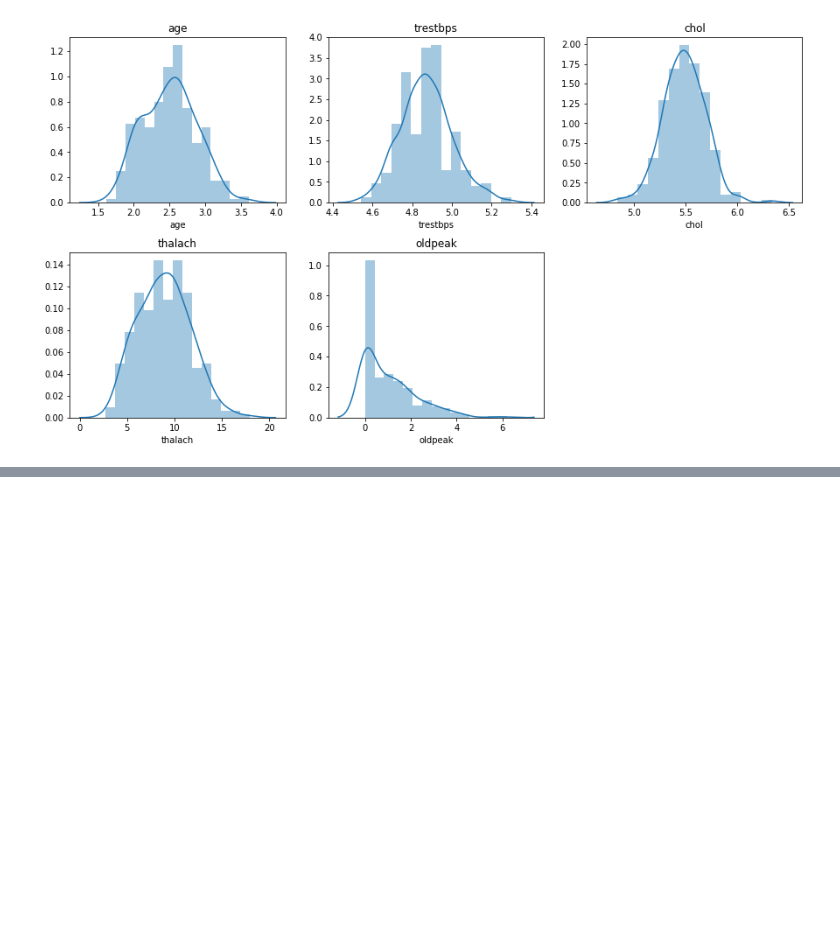
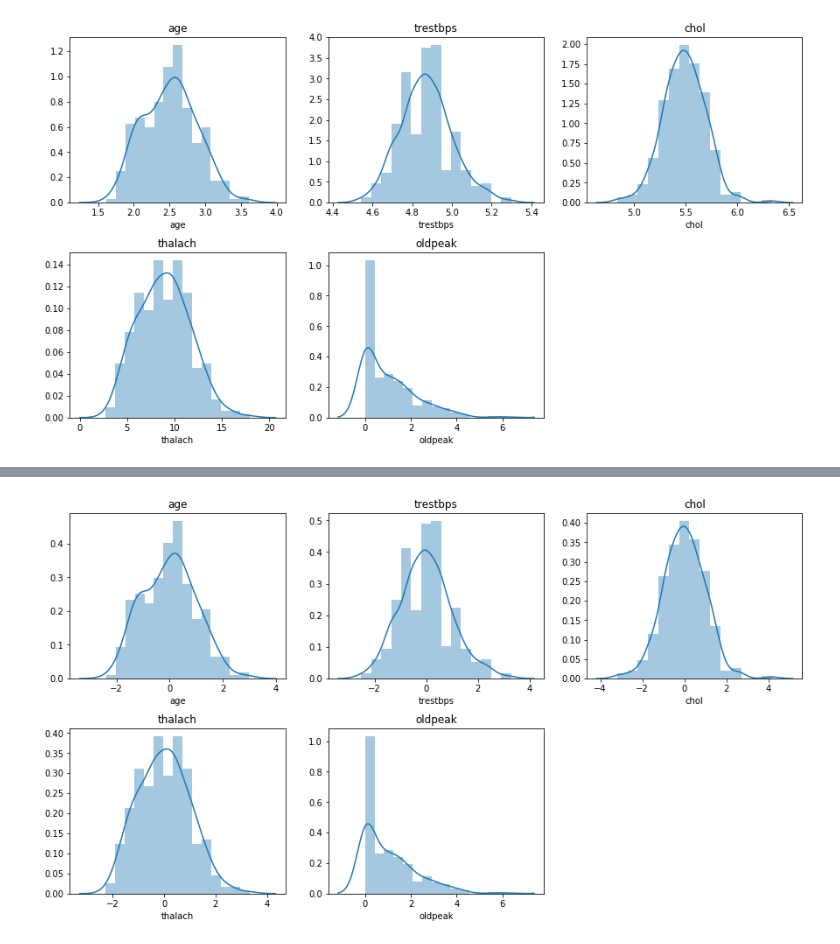
Before and after one commit to Yassine-Sebri/Data-Science-and-Machine-Learning-Practice, a Jupyter notebook: Heart Disease/Heart Disease.ipynb, the cells around one changed output, grey strips where cells are left out. Saved outputs shown, nothing was run; the diff lists cells and outputs as text; code cells hidden in the pictures; blank space fills up the shorter version.

```diff
--- a/Heart Disease/Heart Disease.ipynb
+++ b/Heart Disease/Heart Disease.ipynb
@@ -134,3 +136,13 @@ for column in num_variables:
   i += 1
 # %% [output]
 [figure]
+# %%
+sc = StandardScaler()
+df_temp = pd.DataFrame()
+for column in num_variables[:-1]:
+  df_temp[column] = pd.Series(df[column])
+df_temp = pd.DataFrame(sc.fit_transform(df_temp))
+df['age'] = df_temp[0]
+df['trestbps'] = df_temp[1]
+df['chol'] = df_temp[2]
+df['thalach'] = df_temp[3]
@@ -136,0 +158,11 @@ for column in num_variables:
+# %%
+i = 1
+plt.figure(figsize=(15, 8))
+for column in num_variables:
+  plt.subplot(2, 3, i)
+  plt.subplots_adjust(hspace=0.3)
+  sns.distplot(df[column], bins=15)
+  plt.title(column)
+  i += 1
+# %% [output]
+[figure, added]
```
Also changed, not shown: parts of 5 cells of this notebook.
